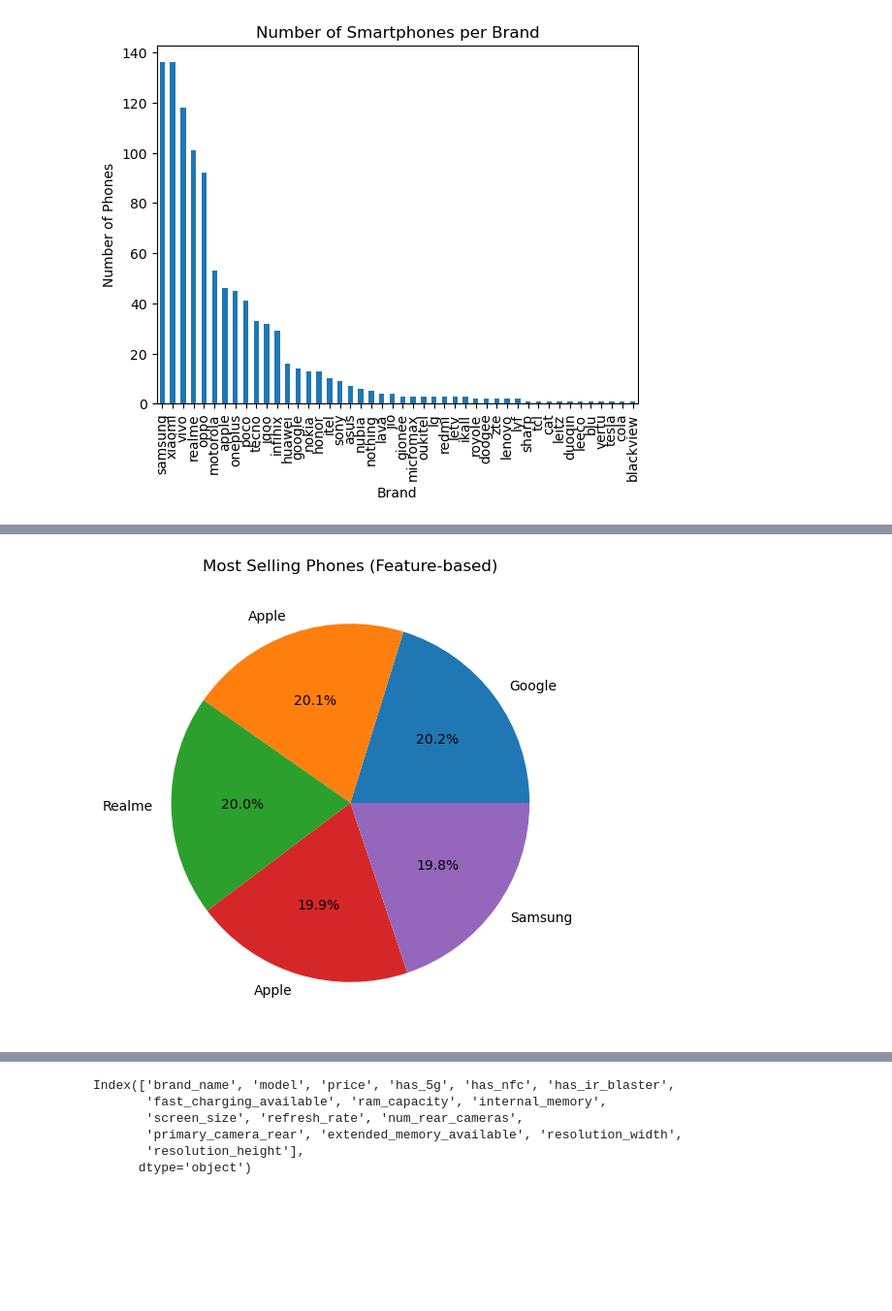
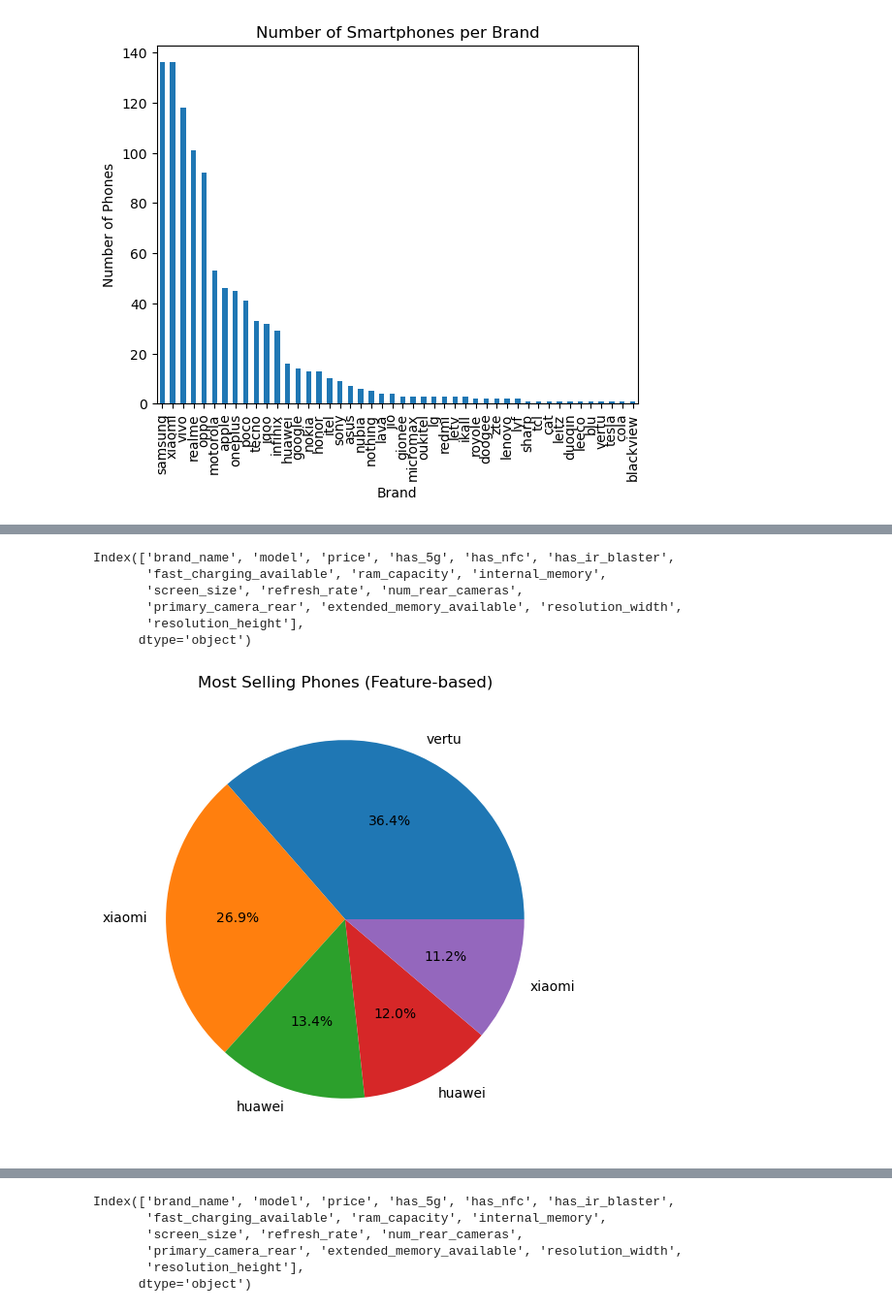
Before and after one commit to ganeshpariyar99/AICoursework, a Jupyter notebook: coursework.ipynb, the cells around one changed output, grey strips where cells are left out. Shown at 97% size. Saved outputs shown, nothing was run; the diff lists cells and outputs as text; code cells hidden in the pictures; blank space fills up the shorter version.

```diff
--- a/coursework.ipynb
+++ b/coursework.ipynb
@@ -192,14 +184,23 @@ plt.show()
+# %%
+print(data.columns)
+# %% [output]
+Index(['brand_name', 'model', 'price', 'has_5g', 'has_nfc', 'has_ir_blaster',
+       'fast_charging_available', 'ram_capacity', 'internal_memory',
+       'screen_size', 'refresh_rate', 'num_rear_cameras',
+       'primary_camera_rear', 'extended_memory_available', 'resolution_width',
+       'resolution_height'],
+      dtype='object')
 # %%
 top5_models = (
     data.sort_values('price', ascending=False)
     .head(5)
-    .set_index('brand')['price']
+    .set_index('brand_name')['price']
 )
 
 plt.figure(figsize=(6, 6))
 top5_models.plot(kind='pie', autopct='%1.1f%%')
 plt.ylabel("")
 plt.title("Most Selling Phones (Feature-based)")
 plt.show()
 # %% [output]
-[figure, old version]
+[figure, new version]
```
Also changed, not shown: parts of 9 cells of this notebook.
